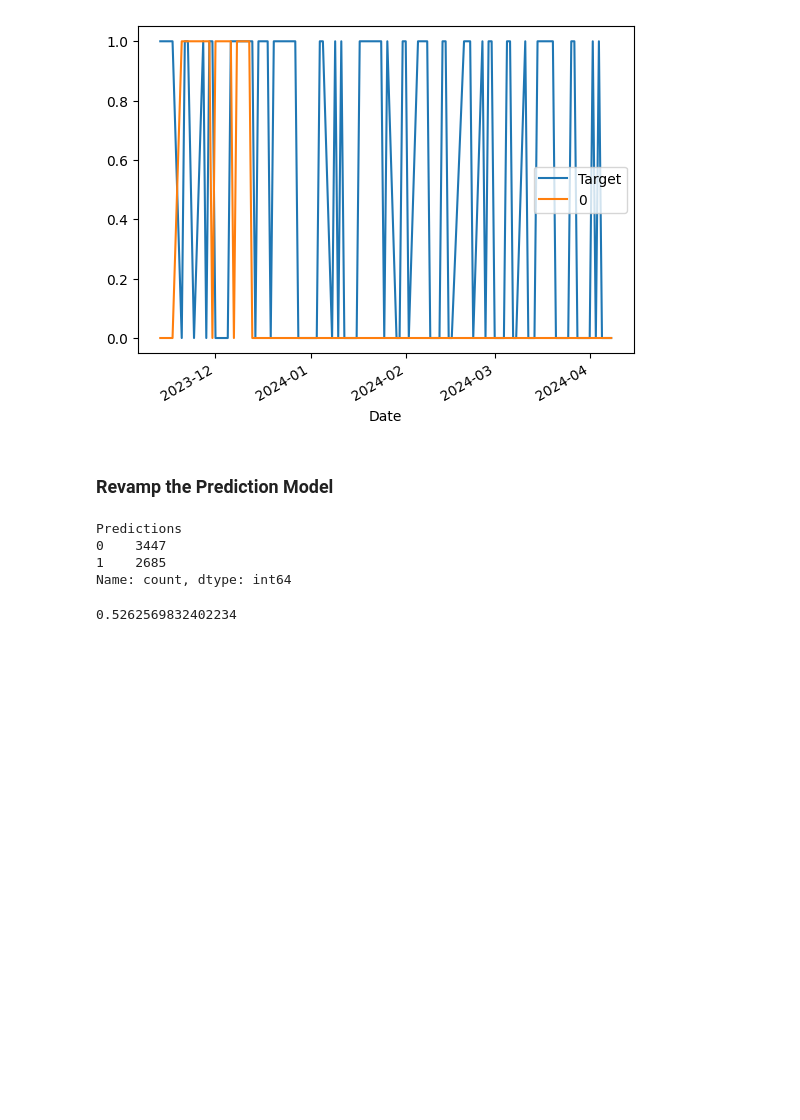
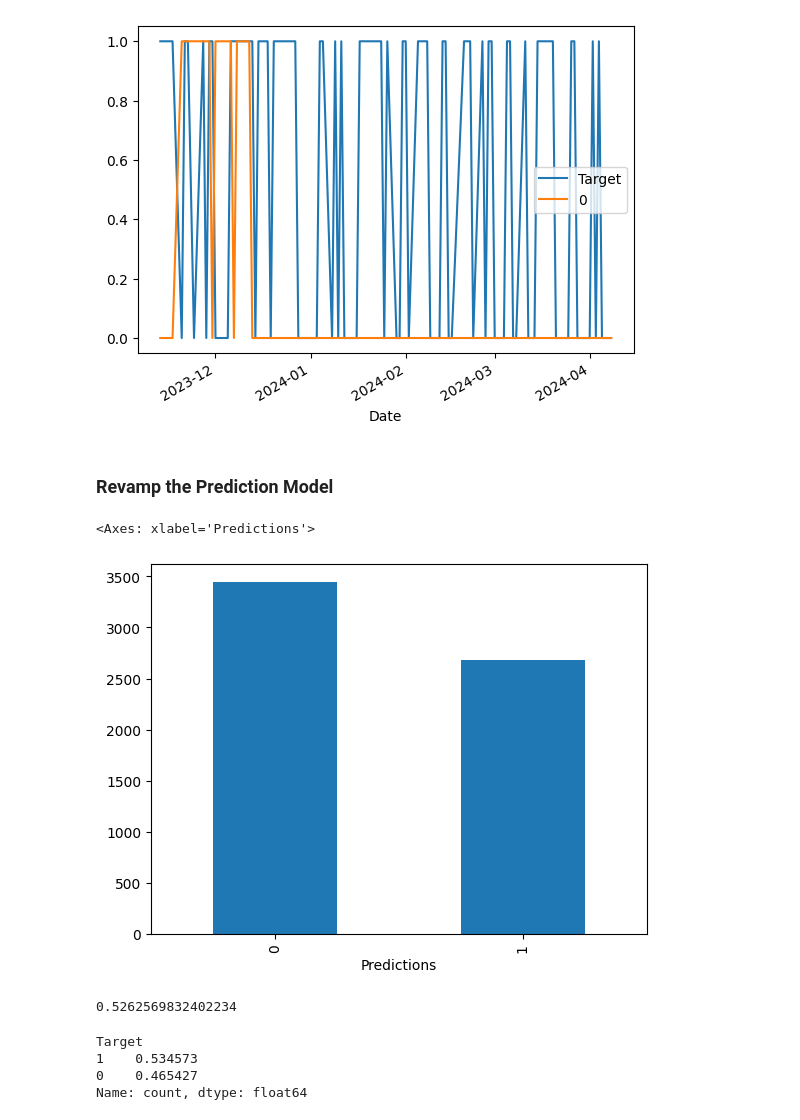
Before and after one commit to eluseful/Predicting-Stock-Price-on-Yfinace, a Jupyter notebook: Predicting Stock Price Market.ipynb, the cells around one changed output. Cells and saved outputs as stored; diff of their text form; code cells hidden in the pictures; blank space fills up the shorter version.

```diff
--- a/Predicting Stock Price Market.ipynb
+++ b/Predicting Stock Price Market.ipynb
@@ -143,13 +143,18 @@ def backtest(data, model, predictors, start=2500, step=250):
 # %%
 predictions = backtest(sp, model, predictors)
 # %%
-predictions['Predictions'].value_counts().plot.
+predictions['Predictions'].value_counts().plot.bar()
 # %% [output]
-Predictions
-0    3447
-1    2685
-Name: count, dtype: int64
+<Axes: xlabel='Predictions'>
+[figure, added]
 # %%
 precision_score(predictions['Target'], predictions['Predictions'])
 # %% [output]
 0.5262569832402234
+# %%
+predictions.Target.value_counts() / predictions.shape[0]
+# %% [output]
+Target
+1    0.534573
+0    0.465427
+Name: count, dtype: float64
```
